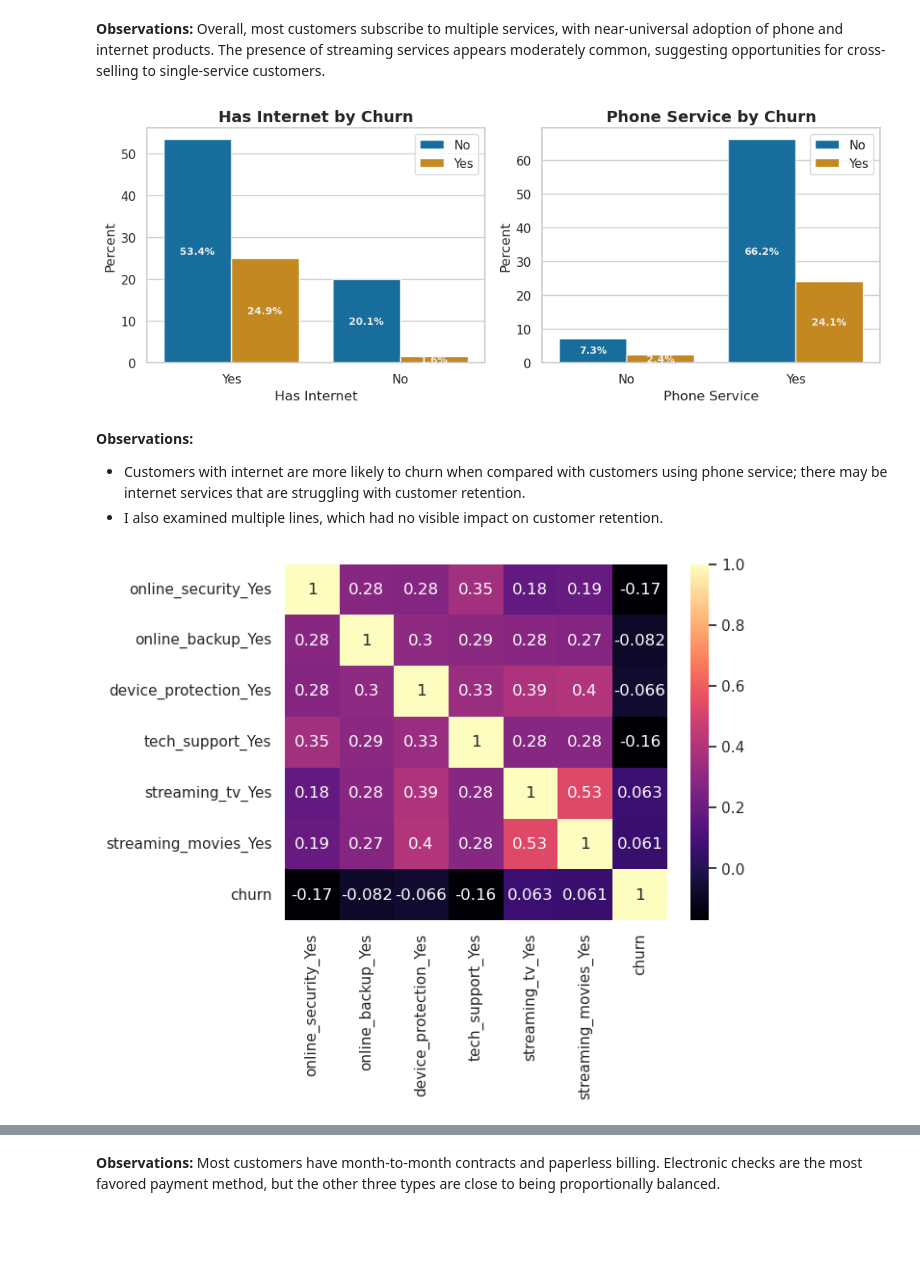
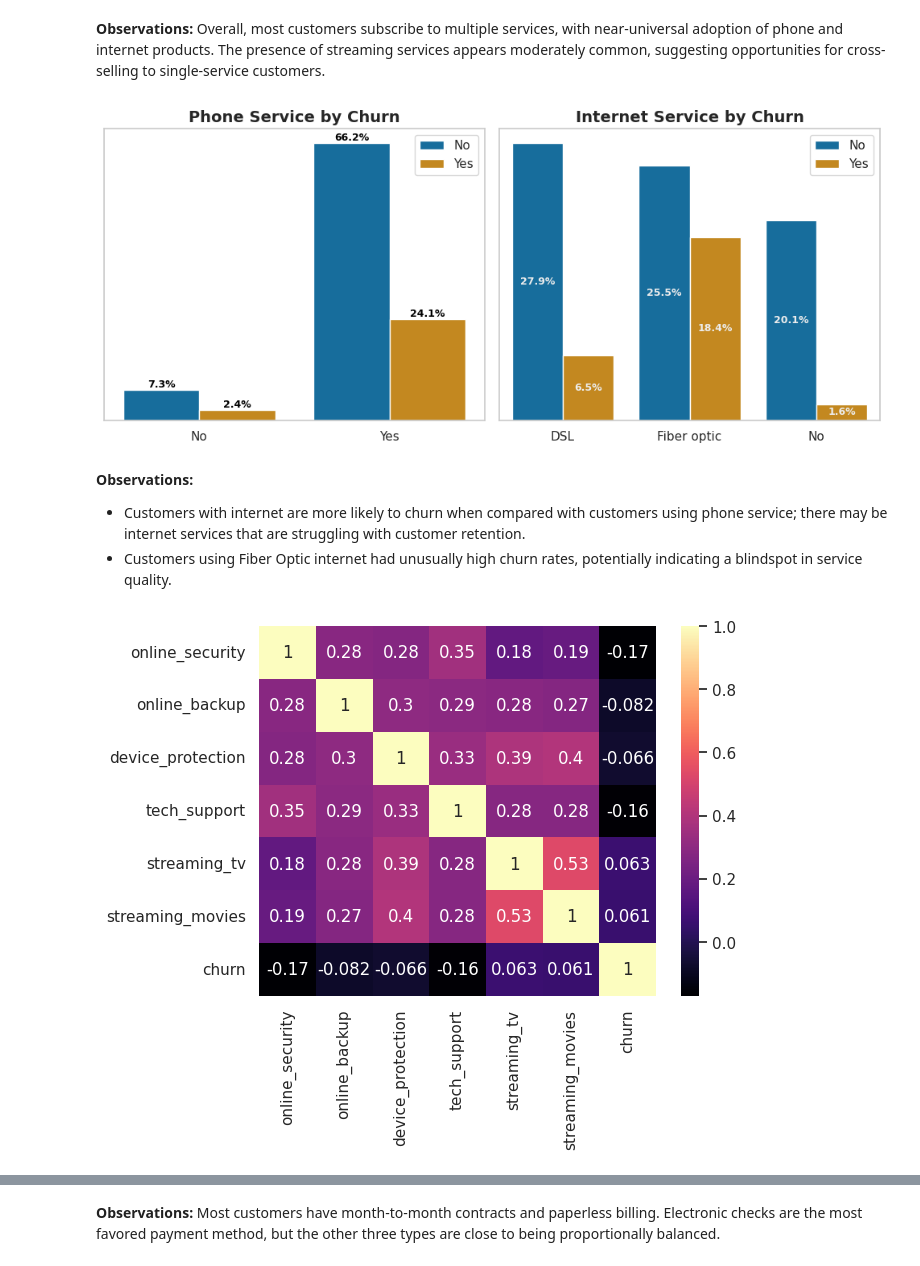
Before and after one commit to Rote-Story/Telco_Churn_Analysis, a Jupyter notebook: notebooks/03_exploratory_data_analysis.ipynb, the cells around one changed output, grey strips where cells are left out. Cells and saved outputs as stored; diff of their text form; code cells hidden in the pictures; blank space fills up the shorter version.

```diff
--- a/notebooks/03_exploratory_data_analysis.ipynb
+++ b/notebooks/03_exploratory_data_analysis.ipynb
@@ -26,6 +37,3 @@ import matplotlib.pyplot as plt
 # %%
 # Load Data
-ENCODED_DATA_PATH = Path('../data/encoded_telco_churn_data.csv')
-READABLE_DATA_PATH = Path('../data/readable_telco_churn_data.csv')
-df = pd.read_csv(ENCODED_DATA_PATH)
-df_readable = pd.read_csv(READABLE_DATA_PATH)
+df = pd.read_csv('../data/cleaned/telco_churn_clean.csv')
@@ -208,26 +162,26 @@ plt.show()
 The presence of streaming services appears moderately common, suggesting opportunities for cross-selling to single-service customers.
 # %%
 # Display service features by churn
-fig, axes = plt.subplots(1, 2, figsize=(10, 4))
+fig, axes = plt.subplots(1, 2, figsize=(10, 4.5))
 
-styled_countplot(data=df_readable, x='has_internet', ax=axes[0], hue='churn', stat='percent', label_type='center')
-styled_countplot(data=df_readable, x='phone_service', ax=axes[1], hue='churn', stat='percent', label_type='center')
+styled_countplot(data=df, x='phone_service', ax=axes[0], hue='churn', stat='percent', label_type='edge')
+styled_countplot(data=df, x='internet_service', ax=axes[1], hue='churn', stat='percent', label_type='center')
 
 plt.tight_layout()
 plt.show()
 # %% [output]
-[figure, old version]
+[figure, new version]
 # %% [markdown]
 **Observations:**
 - Customers with internet are more likely to churn when compared with customers using phone service; there may be internet services that are struggling with customer retention.
-- I also examined multiple lines, which had no visible impact on customer retention.
+- Customers using Fiber Optic internet had unusually high churn rates, potentially indicating a blindspot in service quality.
 # %%
 # Get list of internet services
-internet_services = ['online_security_Yes', 'online_backup_Yes', 'device_protection_Yes', 'tech_support_Yes', 'streaming_tv_Yes', 'streaming_movies_Yes']
+internet_services = ['online_security', 'online_backup', 'device_protection', 'tech_support', 'streaming_tv', 'streaming_movies']
 
 # Plot streaming service & churn correlations
-plot = sns.heatmap(df[internet_services + ['churn']].corr(), annot=True, cmap='magma')
+plot = sns.heatmap(df[internet_services + ['churn']].map(lambda x: x == 'Yes').corr(), annot=True, cmap='magma')
 plt.show()
 # %% [output]
-[figure, old version]
+[figure, new version]
 # %% [markdown]
```
Also changed, not shown: parts of 46 cells of this notebook, 1 other file.
